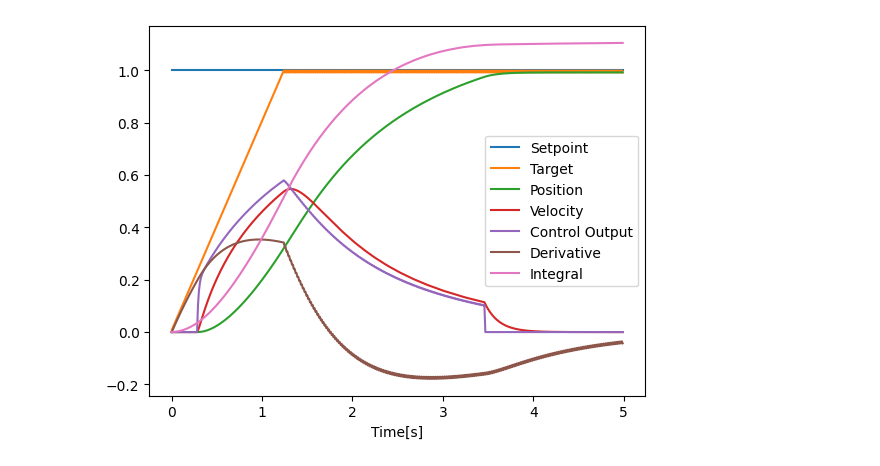
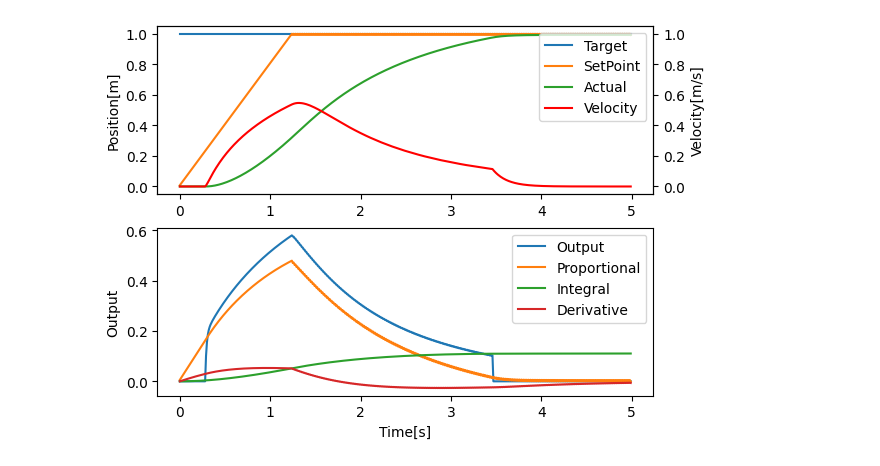
Before and after one commit to teruyamato0731/pid-simulation, a Jupyter notebook: pid.ipynb, the cells around one changed output. Saved outputs shown, nothing was run; the diff lists cells and outputs as text; code cells hidden in the pictures.

```diff
--- a/pid.ipynb
+++ b/pid.ipynb
@@ -74,7 +74,7 @@ import numpy as np
 # モデル設定
 dt = 10e-3 # 制御周期(100Hz = 10ms)
 t = np.arange(0, 5, dt) # 時間(グラフの横軸) 0~10まで
-setpoint = np.full_like(t, 1) # 目標値
+target = np.full_like(t, 1) # 目標値
 
 # PIDゲイン
 kp = 0.7
@@ -87,45 +87,59 @@ def saturate(x):
 
 # シミュレーション
 position = np.zeros_like(t) # 状態出力
-target = np.zeros_like(t) # 状態出力
+set_point = np.zeros_like(t) # 状態出力
 velocity = np.zeros_like(t) # 速度
 error = np.zeros_like(t)
 integral = np.zeros_like(t)
 derivative = np.zeros_like(t)
 control = np.zeros_like(t) # 制御出力
 
 for i in range(len(t)):
   # 二自由度制御
   dtag = 0.8 * dt
-  target[i] = target[i-1] + (dtag if setpoint[i] - target[i-1] > 0 else -dtag if setpoint[i] - target[i-1] < 0 else setpoint[i] - target[i-1])
-  error[i] = target[i] - position[i-1]
+  set_point[i] = set_point[i-1] + (dtag if target[i] - set_point[i-1] > 0 else -dtag if target[i] - set_point[i-1] < 0 else target[i] - set_point[i-1])
+  error[i] = set_point[i] - position[i-1]
   integral[i] = integral[i-1] + error[i] * dt
   # anti-windup
   integral[i] = saturate(integral[i] * ki) / ki if ki != 0 else 0
   derivative[i] = (error[i] - error[i-1]) / dt if i > 0 else 0
   # 不完全微分
   derivative[i] = derivative[i] + (derivative[i-1] - derivative[i]) * 0.99
   control[i] = kp * error[i] + ki * integral[i] + kd * derivative[i]
   # 制御出力のローパスフィルタ
   control[i] = control[i] + (control[i-1] - control[i]) / 2
   # 制御出力の飽和 70%上限
   control[i] = saturate(control[i])
   # モデルの再現
   control[i] = 0 if abs(control[i]) < 0.1 else control[i] # 制御出力のデッドゾーン
   velocity[i] = velocity[i-1] + (control[i] - velocity[i-1]) / 16 # 速度の遅れ
   position[i] = position[i-1] + velocity[i] * dt # 変位 = 速度の積分
 
-plt.plot(t, setpoint, label='Setpoint')
-plt.plot(t, target, label='Target')
-plt.plot(t, position, label='Position')
-plt.plot(t, velocity, label='Velocity')
-plt.plot(t, control, label='Control Output')
-plt.plot(t, derivative, label='Derivative')
-plt.plot(t, integral, label='Integral')
-# plt.plot(t, error, label='Error')
+fig, axes = plt.subplots(2, 1)
 
-plt.xlabel('Time[s]')
-plt.legend()
+control_input = axes[1]
+control_output = axes[0]
+control_output_right = control_output.twinx()
+
+control_output.plot(t, target, label='Target')
+control_output.plot(t, set_point, label='SetPoint')
+control_output.plot(t, position, label='Actual')
+control_output_right.plot(t, velocity, label='Velocity', color='red')
+h1, l1 = control_output.get_legend_handles_labels()
+h2, l2 = control_output_right.get_legend_handles_labels()
+control_output.legend(h1+h2, l1+l2, loc='upper right')
+control_output_right.set_ylim(control_output.get_ylim())
+control_output.set_ylabel('Position[m]')
+control_output_right.set_ylabel('Velocity[m/s]')
+
+control_input.plot(t, control, label='Output')
+control_input.plot(t, error * kp, label='Proportional')
+control_input.plot(t, integral * ki, label='Integral')
+control_input.plot(t, derivative * kd, label='Derivative')
+control_input.legend()
+control_input.set_ylabel('Output')
+
+control_input.set_xlabel('Time[s]')
 plt.show()
 # %% [output]
-[figure, old version]
+[figure, new version]
```
Also changed, not shown: parts of 1 cell of this notebook.
